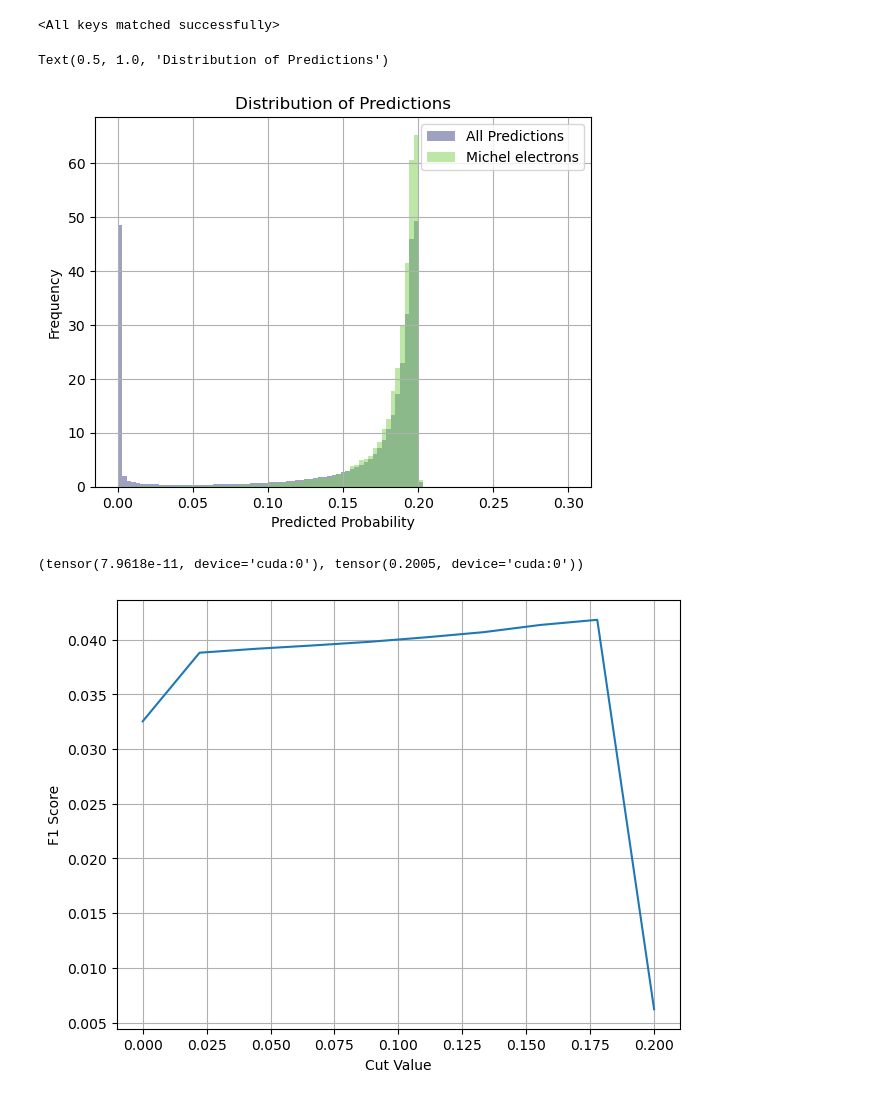
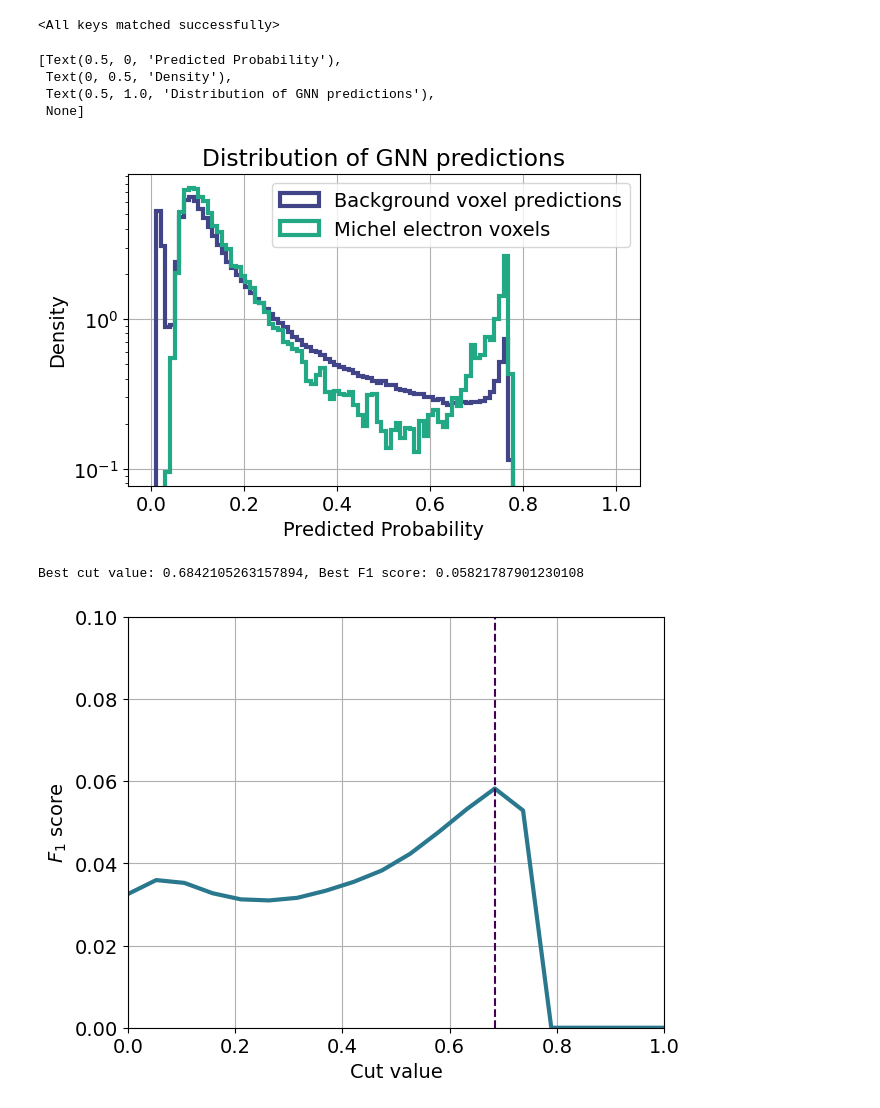
Before and after one commit to simonthor/inss-ml, a Jupyter notebook: gnn.ipynb, the cells around one changed output. Saved outputs shown, nothing was run; the diff lists cells and outputs as text; code cells hidden in the pictures.

Commit message:
Normalize energy, try a smaller learning rate, add sigmoid inside function, plot performance

```diff
--- a/gnn.ipynb
+++ b/gnn.ipynb
@@ -132,12 +94,15 @@ with open('data/gnn_test_data.pkl', 'wb') as f:
 # %%
-with open('data/gnn_train_data.pkl', 'rb') as f:
-    train_data = pickle.load(f)
+with open('data/gnn_train_data_4a.pkl', 'rb') as f:
+    train_data_a = pickle.load(f)
+with open('data/gnn_train_data_4b.pkl', 'rb') as f:
+    train_data_b = pickle.load(f)
+
+train_data = train_data_a + train_data_b
+
 # with open('data/gnn_train_data_1.pkl', 'rb') as f:
 #     train_data1 = pickle.load(f)
-with open('data/gnn_val_data.pkl', 'rb') as f:
+with open('data/gnn_val_data_4.pkl', 'rb') as f:
     val_data = pickle.load(f)
-# with open('data/gnn_test_data.pkl', 'rb') as f:
-#     test_data = pickle.load(f)
 
 len(train_data), len(val_data)#, len(test_data)
 # %% [output]
@@ -271 +218,3 @@ with open("val_loss.txt") as f:
+# %%
+plt.rcParams.update({'font.size': 14})
 # %%
@@ -281,7 +246,7 @@ plt.grid()
 # %%
 model = GNN(hidden_dim=4, output_dim=1).to(device)
 # Load model
-model.load_state_dict(torch.load("model_epoch_95.pt"))
+model.load_state_dict(torch.load("model_epoch_20.pt"))
 # %% [output]
 <All keys matched successfully>
 # %%
@@ -290,35 +255,38 @@ preds = []
 
 with torch.no_grad():
     for batch in val_loader:
-        weight = batch.y.unsqueeze(1) + 0.1
-        out = model(batch.x.to(device), batch.edge_index.to(device), batch.edge_attr.to(device))
+        out = model((batch.x / 20.).to(device), batch.edge_index.to(device), batch.edge_attr.to(device))
         preds.append(out)
 # %%
-preds_flat = torch.cat([F.sigmoid(batch) for batch in preds]).squeeze()
-preds_only_truth = torch.cat([F.sigmoid(batch)[batch2.y == 1] for batch2, batch in zip(val_loader, preds)]).squeeze().cpu()
+preds_only_truth = torch.cat([batch[batch2.y == 1] for batch2, batch in zip(val_loader, preds)]).squeeze()
+preds_only_bkg = torch.cat([batch[batch2.y == 0] for batch2, batch in zip(val_loader, preds)]).squeeze()
 # plot the distribution of predictions
-bins = np.linspace(0., 0.3, 100)
-plt.hist(
-    preds_flat.cpu().numpy(),
-    density=True, bins=bins, alpha=0.5, label="All Predictions", color=plt.cm.viridis(0.2),
+
+bins = np.linspace(0., 1., 100)
+
+fig, ax = plt.subplots(figsize=(6, 4),
+                       layout="constrained")
+ax.hist(
+    preds_only_bkg.cpu().numpy(),
+    density=True, bins=bins, label="Background voxel predictions", color=plt.cm.viridis(0.2), linewidth=3, histtype="step",
 )
 # plot the distribution of predictions for only nodes with label 1
-plt.hist(
+ax.hist(
     preds_only_truth.cpu().numpy(),
-    density=True, bins=bins, alpha=0.5, label="Michel electrons", color=plt.cm.viridis(0.8),
+    density=True, bins=bins, label="Michel electron voxels", color=plt.cm.viridis(0.6), histtype="step", linewidth=3,
 )
 
-plt.legend()
-plt.grid()
-# plt.xlim(0, 0.1)
-plt.xlabel('Predicted Probability')
-plt.ylabel('Frequency')
-plt.title('Distribution of Predictions')
+ax.legend()
+ax.grid()
+# ax.xlim(0, 0.1)
+ax.set(
+    xlabel='Predicted Probability', ylabel='Density', title='Distribution of GNN predictions', yscale="log",
+    # xlim=(0.013, 0.0825)
+)
 # %% [output]
-Text(0.5, 1.0, 'Distribution of Predictions')
+[Text(0.5, 0, 'Predicted Probability'),
+ Text(0, 0.5, 'Density'),
+ Text(0.5, 1.0, 'Distribution of GNN predictions'),
+ None]
-[figure, old version]
+[figure, new version]
-# %%
-preds_flat.min(), preds_flat.max()
-# %% [output]
-(tensor(7.9618e-11, device='cuda:0'), tensor(0.2005, device='cuda:0'))
 # %%
@@ -335,9 +305,15 @@ for cut in cut_values:
     f1_scores.append(f1)
 # %%
 fig, ax = plt.subplots(layout="constrained")
-ax.plot(cut_values, f1_scores, label='F1 Score')
-ax.set_xlabel('Cut Value')
-ax.set_ylabel('F1 Score')
+ax.plot(cut_values, f1_scores, color=plt.cm.viridis(0.4), lw=3)
+ax.set(xlabel='Cut value', ylabel='$F_1$ score', ylim=(0, 0.1), xlim=(0, 1.))
+best_cut_value = cut_values[np.argmax(f1_scores)]
+print(f"Best cut value: {best_cut_value}, Best F1 score: {max(f1_scores)}")
+ax.axvline(best_cut_value, color=plt.cm.viridis(0.), linestyle='--', label=f'Best cut value: {best_cut_value:.4f}')
+
 ax.grid()
+
+# fig.savefig("f1_score_vs_cut.svg")
 # %% [output]
+Best cut value: 0.6842105263157894, Best F1 score: 0.05821787901230108
-[figure, old version]
+[figure, new version]
```
Also changed, not shown: parts of 17 cells of this notebook.
